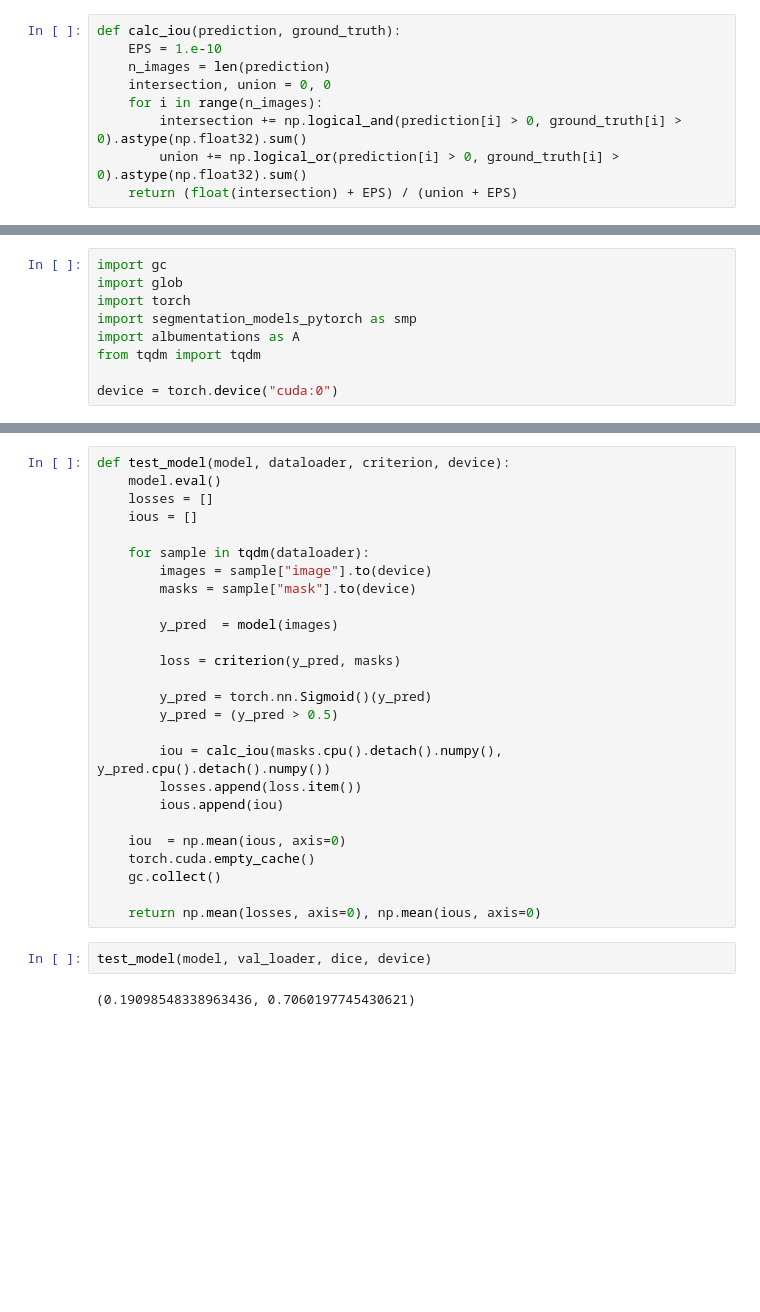
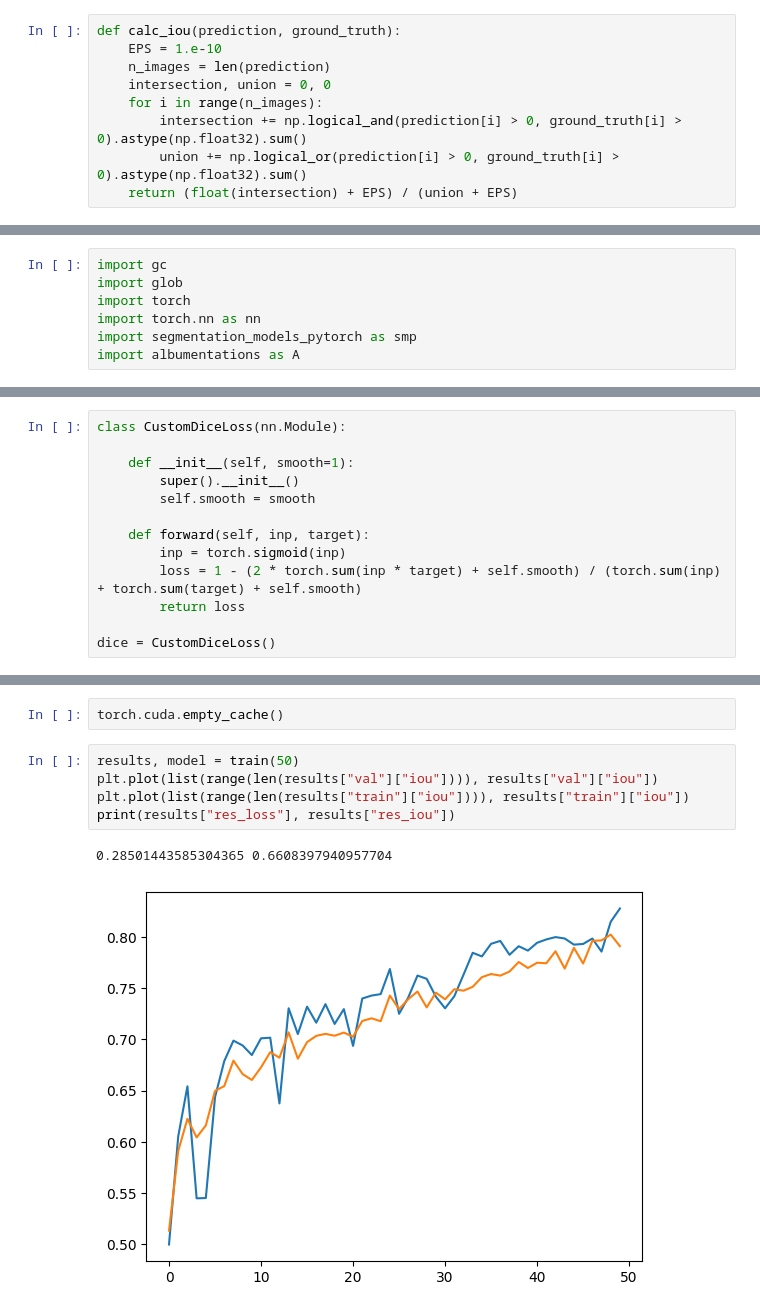
Before and after one commit to nizovskiyka/deep_vision_and_graphics, a Jupyter notebook: homework02/homework-part1-segmentation.ipynb, the cells around one changed output, grey strips where cells are left out. Cells and saved outputs as stored; diff of their text form; blank space fills up the shorter version.

```diff
--- a/homework02/homework-part1-segmentation.ipynb
+++ b/homework02/homework-part1-segmentation.ipynb
@@ -140,8 +190,6 @@ def central_crop(images, size):
 import gc
 import glob
 import torch
+import torch.nn as nn
 import segmentation_models_pytorch as smp
 import albumentations as A
-from tqdm import tqdm
-
-device = torch.device("cuda:0")
@@ -179,0 +196,13 @@ val_loader = torch.utils.data.DataLoader(val_dataset,
+# %%
+class CustomDiceLoss(nn.Module):
+
+    def __init__(self, smooth=1):
+        super().__init__()
+        self.smooth = smooth
+
+    def forward(self, inp, target):
+        inp = torch.sigmoid(inp)
+        loss = 1 - (2 * torch.sum(inp * target) + self.smooth) / (torch.sum(inp) + torch.sum(target) + self.smooth)
+        return loss
+
+dice = CustomDiceLoss()
@@ -281,30 +485,10 @@ plt.plot(list(range(len(results["train"]["iou"]))), results["train"]["iou"])
-# %%
-def test_model(model, dataloader, criterion, device):
-    model.eval()
-    losses = []
-    ious = []
-
-    for sample in tqdm(dataloader):
-        images = sample["image"].to(device)
-        masks = sample["mask"].to(device)
-
-        y_pred  = model(images)
-
-        loss = criterion(y_pred, masks)
-
-        y_pred = torch.nn.Sigmoid()(y_pred)
-        y_pred = (y_pred > 0.5)
-
-        iou = calc_iou(masks.cpu().detach().numpy(), y_pred.cpu().detach().numpy())
-        losses.append(loss.item())
-        ious.append(iou)
-
-    iou  = np.mean(ious, axis=0)
-    torch.cuda.empty_cache()
-    gc.collect()
-
-    return np.mean(losses, axis=0), np.mean(ious, axis=0)
-# %%
-test_model(model, val_loader, dice, device)
-# %% [output]
-(0.19098548338963436, 0.7060197745430621)
+# %%
+torch.cuda.empty_cache()
+# %%
+results, model = train(50)
+plt.plot(list(range(len(results["val"]["iou"]))), results["val"]["iou"])
+plt.plot(list(range(len(results["train"]["iou"]))), results["train"]["iou"])
+print(results["res_loss"], results["res_iou"])
+# %% [output]
+0.28501443585304365 0.6608397940957704
+[figure, added]
```
Also changed, not shown: parts of 23 cells of this notebook.
